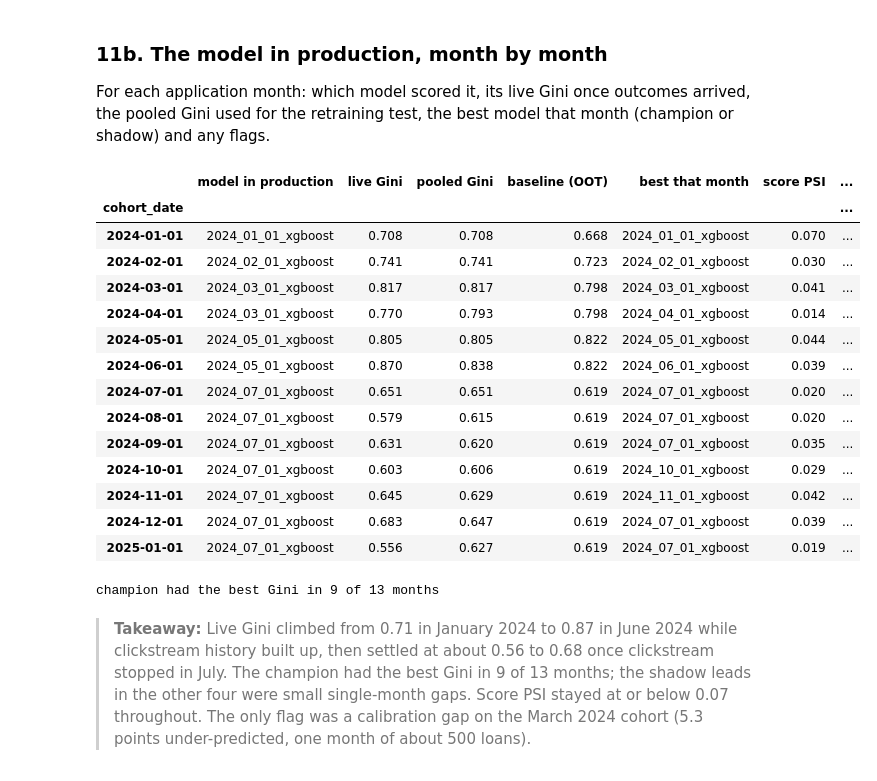
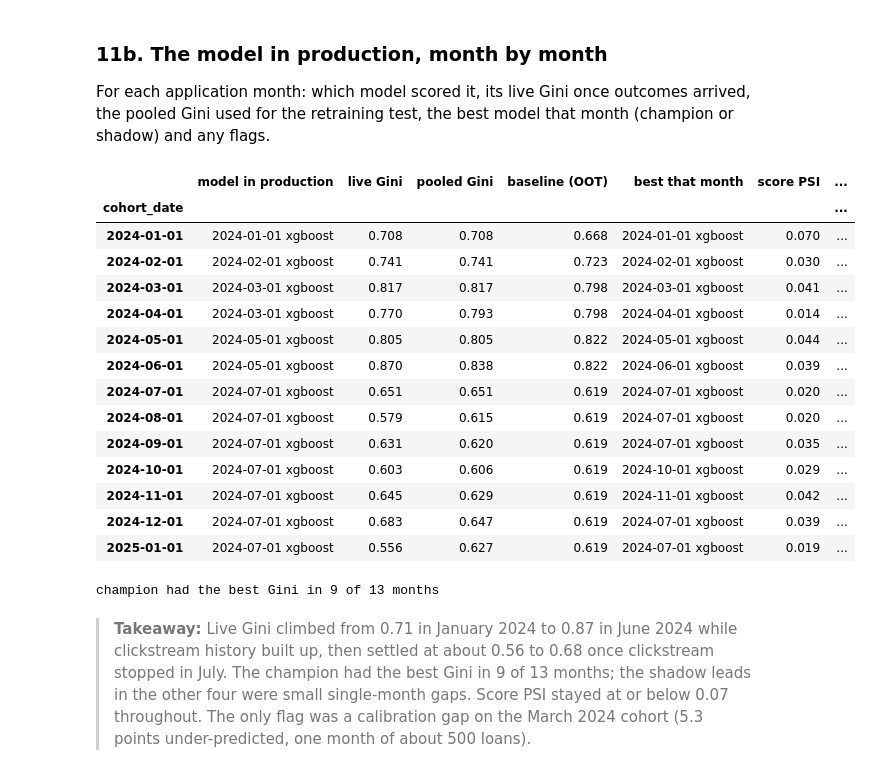
Before and after one commit to btkh95/MITB_MLE_A2, a Jupyter notebook: notebooks/model_exploration.ipynb, the cells around one changed output. Drawn from its saved outputs; the diff is of its cells as text; code cells hidden in the pictures.

```diff
--- a/notebooks/model_exploration.ipynb
+++ b/notebooks/model_exploration.ipynb
@@ -99,7 +99,8 @@ display(models)
 # %% [markdown]
 > **Takeaway:** With monthly retraining, 13 models were trained (January 2024 to January 2025), and XGBoost won the model-selection holdout every month. Five became champion: January 2024 (first model), February, March and May 2024 (each beat the champion by at least 0.01 OOT AUC) and July 2024 (applicants stopped having clickstream, so the old champion lacked its inputs). The other eight were rejected by the 0.01 rule and ran in shadow. Calibration was kept for one model (June 2024, not promoted).
 # %%
-VERSION = "credit_model_2024_01_01_xgboost"
+TRAIN_DATE = "2024-01-01"
+VERSION = mu.verified_fit(TRAIN_DATE)   # the model that date's training run saved and verified
 
 artefact = mu.load_artefact(VERSION)
 train_date = artefact["data"]["train_date"]
@@ -630,6 +631,13 @@ One row per training date. `holdout` columns show the model-family choice; `OOT
 promotion test (challenger vs champion on the same out-of-time loans; +0.01 needed).
 # %%
 import json
+
+
+def short(version):
+    # credit_model_2024_01_01_xgboost_<fit id> -> "2024-01-01 xgboost"
+    family = mu.FAMILY_CODES[mu.version_family(version)]
+    return f"{mu.version_date(version)} {family}" + (" runner-up" if version.endswith("_runner_up") else "")
+
 
 runs = []
 for _, row in mu.read_registry().iterrows():
@@ -637,7 +645,7 @@ for _, row in mu.read_registry().iterrows():
     gini = {t: c["scores"]["gini_holdout"] for t, c in meta["candidates"].items()}
     runs.append({
         "trained": row["decision_date"],
-        "model": row["model_version"].replace("credit_model_", ""),
+        "model": short(row["model_version"]),
         "LR holdout Gini": gini["logistic_regression"],
         "XGB holdout Gini": gini["xgboost"],
         "challenger OOT AUC": row["challenger_oot_auc"],
@@ -649,6 +657,6 @@ for _, row in mu.read_registry().iterrows():
 runs = pd.DataFrame(runs)
 display(runs)
 print(f"{len(runs)} training runs, {runs['promoted'].sum()} promoted, "
-      f"XGBoost chosen on the holdout in {(runs['model'].str.endswith('xgboost')).sum()} of {len(runs)}")
+      f"XGBoost chosen on the holdout in {(runs['model'].str.contains('xgboost')).sum()} of {len(runs)}")
 # %% [output]
 |  | trained | model | LR holdout Gini | XGB holdout Gini | challenger OOT AUC | champion OOT AUC | promoted | ... |
@@ -679,44 +687,44 @@ used for the retraining test, the best model that month (champion or shadow) and
 # %%
 monitoring = pd.concat([pd.read_parquet(p) for p in sorted((ROOT / mu.MONITORING).glob("monitoring_*.parquet"))])
 perf = monitoring[monitoring["metric_type"] == "performance"].set_index("cohort_date")
 stab = monitoring[monitoring["metric_type"] == "stability"].set_index("cohort_date")
 shadow = monitoring[monitoring["metric_type"] == "shadow"]
 
 scored = pd.concat([perf.reset_index()[["cohort_date", "model_version", "gini"]],
                     shadow[["cohort_date", "shadow_model", "gini"]].rename(columns={"shadow_model": "model_version"})])
 best = scored.sort_values("gini").groupby("cohort_date").tail(1).set_index("cohort_date")
 
 timeline = pd.DataFrame({
-    "model in production": perf["model_version"].str.replace("credit_model_", ""),
+    "model in production": perf["model_version"].map(short),
     "live Gini": perf["gini"].round(3),
     "pooled Gini": perf["gini_pooled"].round(3),
     "baseline (OOT)": perf["baseline_gini"].round(3),
-    "best that month": best["model_version"].str.replace("credit_model_", "").reindex(perf.index),
+    "best that month": best["model_version"].map(short).reindex(perf.index),
     "score PSI": stab["psi"].reindex(perf.index).round(3),
     "calibration gap": perf["calibration_gap_pooled"].round(3),
 })
-flags = monitoring[monitoring["metric_type"] != "shadow"].groupby("cohort_date")[
-    ["psi_flag", "gini_flag", "calibration_flag", "coverage_flag"]].agg(lambda s: s.fillna(False).astype(bool).any())
+flag_columns = [c for c in ["psi_flag", "gini_flag", "calibration_flag", "coverage_flag", "role_flag"] if c in monitoring]
+flags = monitoring[monitoring["metric_type"] != "shadow"].groupby("cohort_date")[flag_columns].agg(lambda s: s.fillna(False).astype(bool).any())
 timeline["flags"] = flags.apply(lambda r: ", ".join(c.replace("_flag", "") for c, v in r.items() if v), axis=1).reindex(perf.index)
 display(timeline)
 champion_best = (timeline["model in production"] == timeline["best that month"]).sum()
 print(f"champion had the best Gini in {champion_best} of {len(timeline)} months")
 # %% [output]
 |  | model in production | live Gini | pooled Gini | baseline (OOT) | best that month | score PSI | ... |
 | cohort_date |  |  |  |  |  |  | ... |
-| 2024-01-01 | 2024_01_01_xgboost | 0.708 | 0.708 | 0.668 | 2024_01_01_xgboost | 0.070 | ... |
-| 2024-02-01 | 2024_02_01_xgboost | 0.741 | 0.741 | 0.723 | 2024_02_01_xgboost | 0.030 | ... |
-| 2024-03-01 | 2024_03_01_xgboost | 0.817 | 0.817 | 0.798 | 2024_03_01_xgboost | 0.041 | ... |
-| 2024-04-01 | 2024_03_01_xgboost | 0.770 | 0.793 | 0.798 | 2024_04_01_xgboost | 0.014 | ... |
-| 2024-05-01 | 2024_05_01_xgboost | 0.805 | 0.805 | 0.822 | 2024_05_01_xgboost | 0.044 | ... |
-| 2024-06-01 | 2024_05_01_xgboost | 0.870 | 0.838 | 0.822 | 2024_06_01_xgboost | 0.039 | ... |
-| 2024-07-01 | 2024_07_01_xgboost | 0.651 | 0.651 | 0.619 | 2024_07_01_xgboost | 0.020 | ... |
-| 2024-08-01 | 2024_07_01_xgboost | 0.579 | 0.615 | 0.619 | 2024_07_01_xgboost | 0.020 | ... |
-| 2024-09-01 | 2024_07_01_xgboost | 0.631 | 0.620 | 0.619 | 2024_07_01_xgboost | 0.035 | ... |
-| 2024-10-01 | 2024_07_01_xgboost | 0.603 | 0.606 | 0.619 | 2024_10_01_xgboost | 0.029 | ... |
-| 2024-11-01 | 2024_07_01_xgboost | 0.645 | 0.629 | 0.619 | 2024_11_01_xgboost | 0.042 | ... |
-| 2024-12-01 | 2024_07_01_xgboost | 0.683 | 0.647 | 0.619 | 2024_07_01_xgboost | 0.039 | ... |
-| 2025-01-01 | 2024_07_01_xgboost | 0.556 | 0.627 | 0.619 | 2024_07_01_xgboost | 0.019 | ... |
+| 2024-01-01 | 2024-01-01 xgboost | 0.708 | 0.708 | 0.668 | 2024-01-01 xgboost | 0.070 | ... |
+| 2024-02-01 | 2024-02-01 xgboost | 0.741 | 0.741 | 0.723 | 2024-02-01 xgboost | 0.030 | ... |
+| 2024-03-01 | 2024-03-01 xgboost | 0.817 | 0.817 | 0.798 | 2024-03-01 xgboost | 0.041 | ... |
+| 2024-04-01 | 2024-03-01 xgboost | 0.770 | 0.793 | 0.798 | 2024-04-01 xgboost | 0.014 | ... |
+| 2024-05-01 | 2024-05-01 xgboost | 0.805 | 0.805 | 0.822 | 2024-05-01 xgboost | 0.044 | ... |
+| 2024-06-01 | 2024-05-01 xgboost | 0.870 | 0.838 | 0.822 | 2024-06-01 xgboost | 0.039 | ... |
+| 2024-07-01 | 2024-07-01 xgboost | 0.651 | 0.651 | 0.619 | 2024-07-01 xgboost | 0.020 | ... |
+| 2024-08-01 | 2024-07-01 xgboost | 0.579 | 0.615 | 0.619 | 2024-07-01 xgboost | 0.020 | ... |
+| 2024-09-01 | 2024-07-01 xgboost | 0.631 | 0.620 | 0.619 | 2024-07-01 xgboost | 0.035 | ... |
+| 2024-10-01 | 2024-07-01 xgboost | 0.603 | 0.606 | 0.619 | 2024-10-01 xgboost | 0.029 | ... |
+| 2024-11-01 | 2024-07-01 xgboost | 0.645 | 0.629 | 0.619 | 2024-11-01 xgboost | 0.042 | ... |
+| 2024-12-01 | 2024-07-01 xgboost | 0.683 | 0.647 | 0.619 | 2024-07-01 xgboost | 0.039 | ... |
+| 2025-01-01 | 2024-07-01 xgboost | 0.556 | 0.627 | 0.619 | 2024-07-01 xgboost | 0.019 | ... |
 champion had the best Gini in 9 of 13 months
 # %% [markdown]
 > **Takeaway:** Live Gini climbed from 0.71 in January 2024 to 0.87 in June 2024 while clickstream history
```
Also changed, not shown: parts of 8 cells of this notebook, 1 other file.
